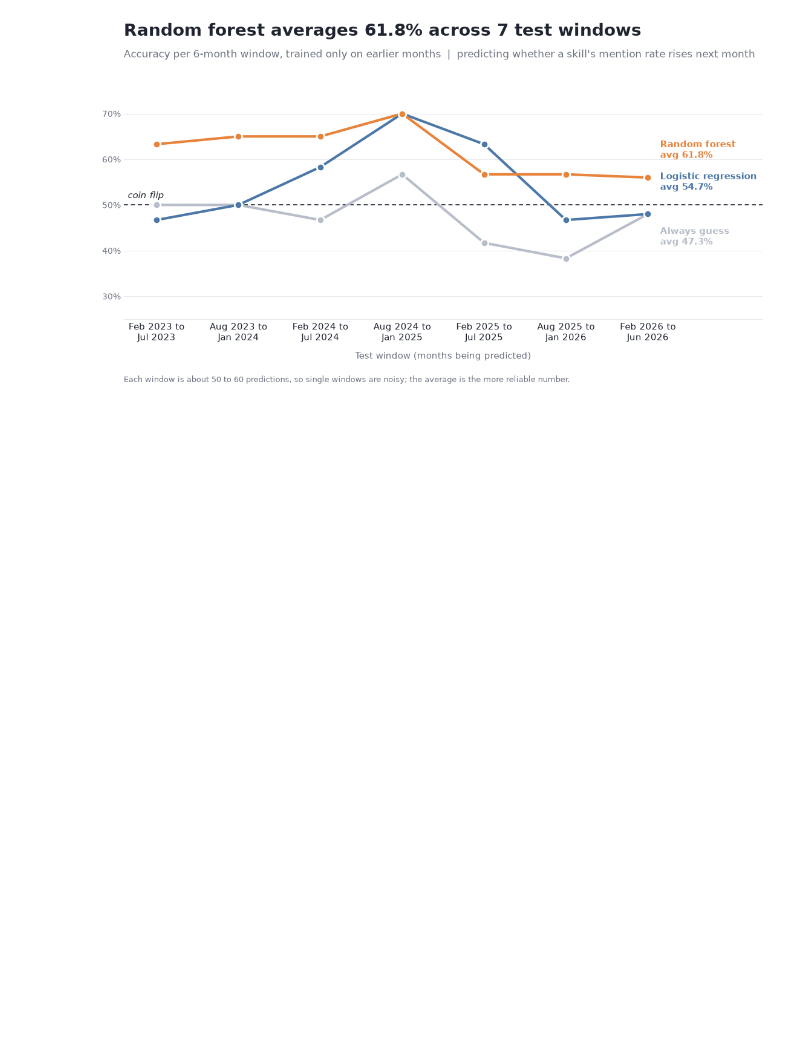
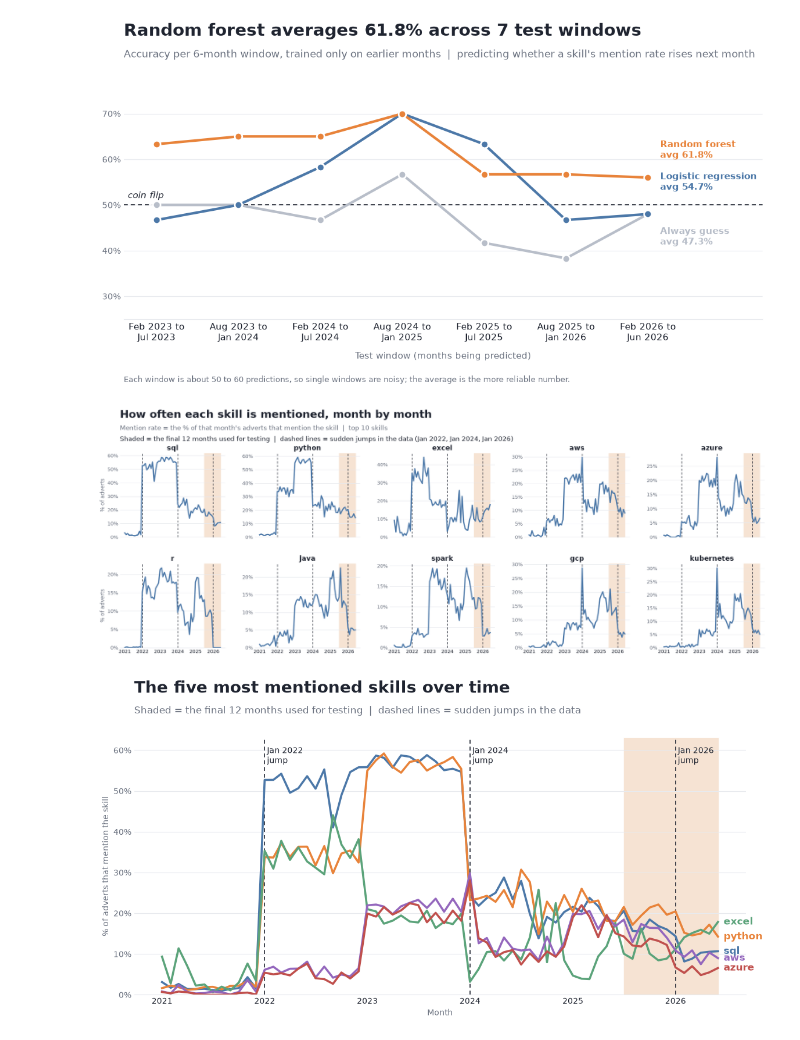
Before and after one commit to LameesFick123/Group-Project, a Jupyter notebook: 3. Modelling/forest&linear.ipynb, the cells around one changed output. Cells and saved outputs as stored; diff of their text form; code cells hidden in the pictures; blank space fills up the shorter version.

```diff
--- a/3. Modelling/forest&linear.ipynb
+++ b/3. Modelling/forest&linear.ipynb
@@ -238,30 +238,87 @@ ax.set_xticks(x)
 ax.set_xticklabels(wins, fontsize=10.5)
 ax.yaxis.grid(True, color=GRID, zorder=0)
 ax.set_axisbelow(True)
 ax.set_xlabel("Test window (months being predicted)", fontsize=11, labelpad=10)
 fig.text(0.07, 0.92, f"Random forest averages {wf['random forest'].mean():.1f}% across {len(wf)} test windows", fontsize=20, fontweight="bold", color=INK, ha="left")
 fig.text(0.07, 0.865, "Accuracy per 6-month window, trained only on earlier months  |  predicting whether a skill's mention rate rises next month", fontsize=12, color=MUTED, ha="left")
 fig.text(0.07, 0.04, "Each window is about 50 to 60 predictions, so single windows are noisy; the average is the more reliable number.", fontsize=9.5, color=MUTED, ha="left")
 plt.savefig("fancy_windows.png", dpi=200)
 plt.show()
+
+
+# chart 4: the trend itself, how each skill's mention rate moved month by month
+import matplotlib.dates as mdates
+from matplotlib.ticker import FuncFormatter
+
+break_months = [pd.Timestamp("2022-01-01"), pd.Timestamp("2024-01-01"), pd.Timestamp("2026-01-01")]    # months where the numbers suddenly jump
+test_start = cut + pd.offsets.MonthBegin(1)            # first month the models were tested on
+pct = FuncFormatter(lambda v, p: f"{v:.0f}%")
+
+fig, axes = plt.subplots(2, 5, figsize=(18, 7.2), sharex=True)
+fig.subplots_adjust(top=0.80, bottom=0.09, left=0.05, right=0.99, hspace=0.32, wspace=0.28)
+for ax, skill in zip(axes.flatten(), top_skills):
+    ax.axvspan(test_start, share.index.max(), color="#F6E3D3", zorder=0)    # the 12 months we tested on
+    for bm in break_months:
+        ax.axvline(bm, color=INK, lw=1, ls=(0, (4, 3)), zorder=1)           # the sudden jumps
+    ax.plot(share.index, share[skill], color=BLUE, lw=2.2, zorder=2)
+    ax.set_title(skill, fontsize=13, fontweight="bold", color=INK)
+    ax.set_ylim(bottom=0)
+    ax.yaxis.set_major_formatter(pct)
+    ax.yaxis.grid(True, color=GRID)
+    ax.set_axisbelow(True)
+    ax.xaxis.set_major_locator(mdates.YearLocator())
+    ax.xaxis.set_major_formatter(mdates.DateFormatter("%Y"))
+    ax.tick_params(labelsize=9)
+for ax in axes[:, 0]:
+    ax.set_ylabel("% of adverts", fontsize=10)
+fig.text(0.05, 0.93, "How often each skill is mentioned, month by month", fontsize=20, fontweight="bold", color=INK, ha="left")
+fig.text(0.05, 0.885, "Mention rate = the % of that month's adverts that mention the skill  |  top 10 skills", fontsize=12, color=MUTED, ha="left")
+fig.text(0.05, 0.845, "Shaded = the final 12 months used for testing  |  dashed lines = sudden jumps in the data (Jan 2022, Jan 2024, Jan 2026)", fontsize=12, color=INK, ha="left")
+plt.savefig("fancy_trends_by_skill.png", dpi=200)
+plt.show()
+
+# chart 5: the five most common skills on one chart
+five = top_skills[:5]
+line_colours = [BLUE, ORANGE, "#5BA37A", "#9467BD", "#C0504D"]
+fig, ax = plt.subplots(figsize=(13, 6.5))
+fig.subplots_adjust(top=0.80, bottom=0.12, left=0.07, right=0.88)
+ax.axvspan(test_start, share.index.max(), color="#F6E3D3", zorder=0)
+for bm in break_months:
+    ax.axvline(bm, color=INK, lw=1.2, ls=(0, (4, 3)), zorder=1)
+    ax.text(bm, 61, " " + bm.strftime("%b %Y") + "\n jump", fontsize=10, color=INK, va="top")
+for skill, c in zip(five, line_colours):
+    ax.plot(share.index, share[skill], color=c, lw=2.6, zorder=3)
+    ax.text(share.index[-1] + pd.Timedelta(days=20), share[skill].iloc[-1], skill, color=c, fontsize=12, fontweight="bold", va="center")
+ax.set_ylim(0, 63)
+ax.yaxis.set_major_formatter(pct)
+ax.yaxis.grid(True, color=GRID)
+ax.set_axisbelow(True)
+ax.set_ylabel("% of adverts that mention the skill")
+ax.set_xlabel("Month")
+fig.text(0.07, 0.92, "The five most mentioned skills over time", fontsize=20, fontweight="bold", color=INK, ha="left")
+fig.text(0.07, 0.865, "Shaded = the final 12 months used for testing  |  dashed lines = sudden jumps in the data", fontsize=12, color=MUTED, ha="left")
+plt.savefig("fancy_top5_trends.png", dpi=200)
+plt.show()
 # %% [output]
 Skills used: ['sql', 'python', 'excel', 'aws', 'azure', 'r', 'java', 'spark', 'gcp', 'kubernetes']
 train rows: 510 | test rows: 120
 share of 'up' months in the test set: 45.0 %
                          model  accuracy %  F1 score  MAE (on probability)  MAE (on 0/1 guess)
   always guess the most common        45.0      0.62                 0.502               0.550
 logistic regression (baseline)        49.2      0.50                 0.509               0.508
        random forest (primary)        48.3      0.49                 0.501               0.517
 logistic regression (baseline) confusion matrix [rows = actual 0/1, columns = predicted 0/1]:
 [[28 38]
  [23 31]]
 random forest (primary) confusion matrix [rows = actual 0/1, columns = predicted 0/1]:
 [[28 38]
 ... (6 lines left out)
 Feb 2025 to\nJul 2025          41.7                 63.3           56.7
 Aug 2025 to\nJan 2026          38.3                 46.7           56.7
 Feb 2026 to\nJun 2026          48.0                 48.0           56.0
 average accuracy across windows: {'always guess': 47.3, 'logistic regression': 54.7, 'random forest': 61.8}
 [figure]
 [figure]
 [figure]
+[figure, added]
+[figure, added]
```
